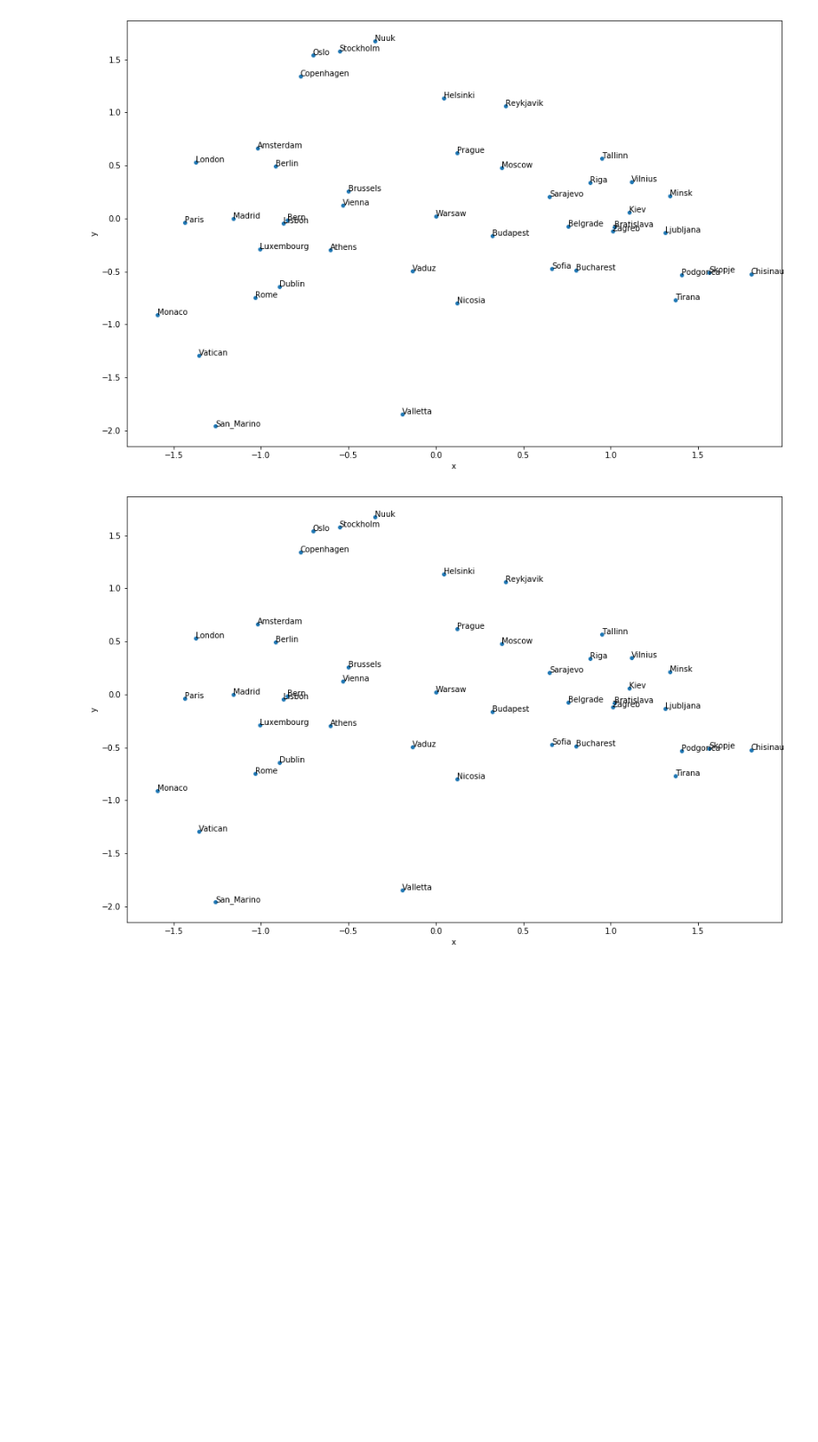
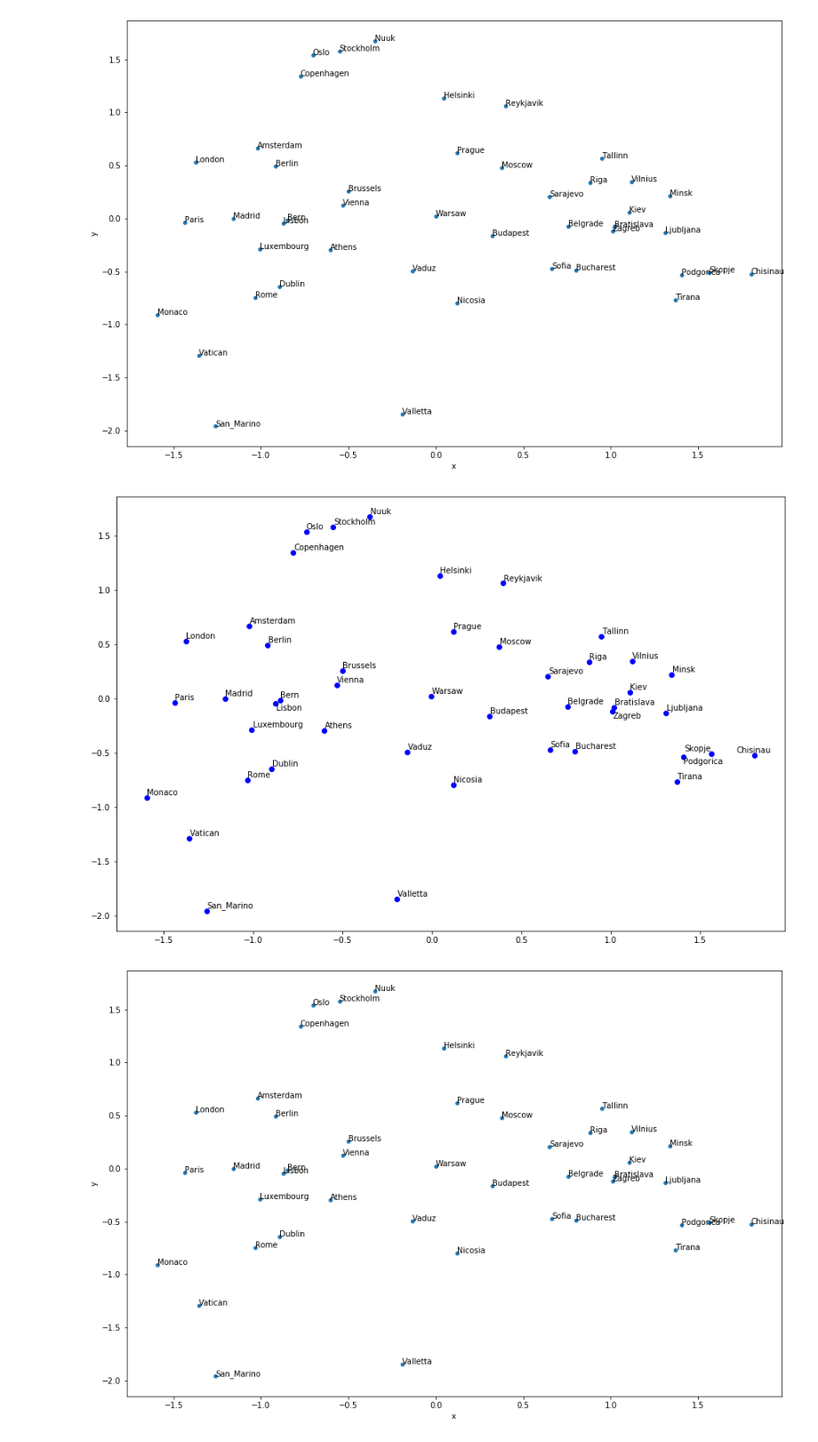
Before and after one commit to MatePocs/lovecraft, a Jupyter notebook: nn_nlp_analysis.ipynb, the cells around one changed output. Shown at 89% size. Saved outputs shown, nothing was run; the diff lists cells and outputs as text; code cells hidden in the pictures; blank space fills up the shorter version.

Commit message:
adjustText

```diff
--- a/nn_nlp_analysis.ipynb
+++ b/nn_nlp_analysis.ipynb
@@ -274,5 +276,25 @@ for line in range(0,coordinates_2d.shape[0]):
 # %% [output]
 [figure]
+# %%
+x = coordinates_2d['x']
+y = coordinates_2d['y']
+label = coordinates_2d['city']
+
+plt.figure(figsize = (15,10))
+
+# p1=sns.scatterplot(
+#     data=coordinates_2d, x="x", y="y")
+
+
+plt.plot(x, y, 'bo')
+
+texts = [plt.text(x[i], y[i], label[i]) for i in range(len(x))]
+
+adjustText.adjust_text(texts)
+
+plt.show()
+# %% [output]
+[figure, added]
 # %%
 def plot_2d_representation_of_words(
     word_list,
```
Also changed, not shown: parts of 8 cells of this notebook.
